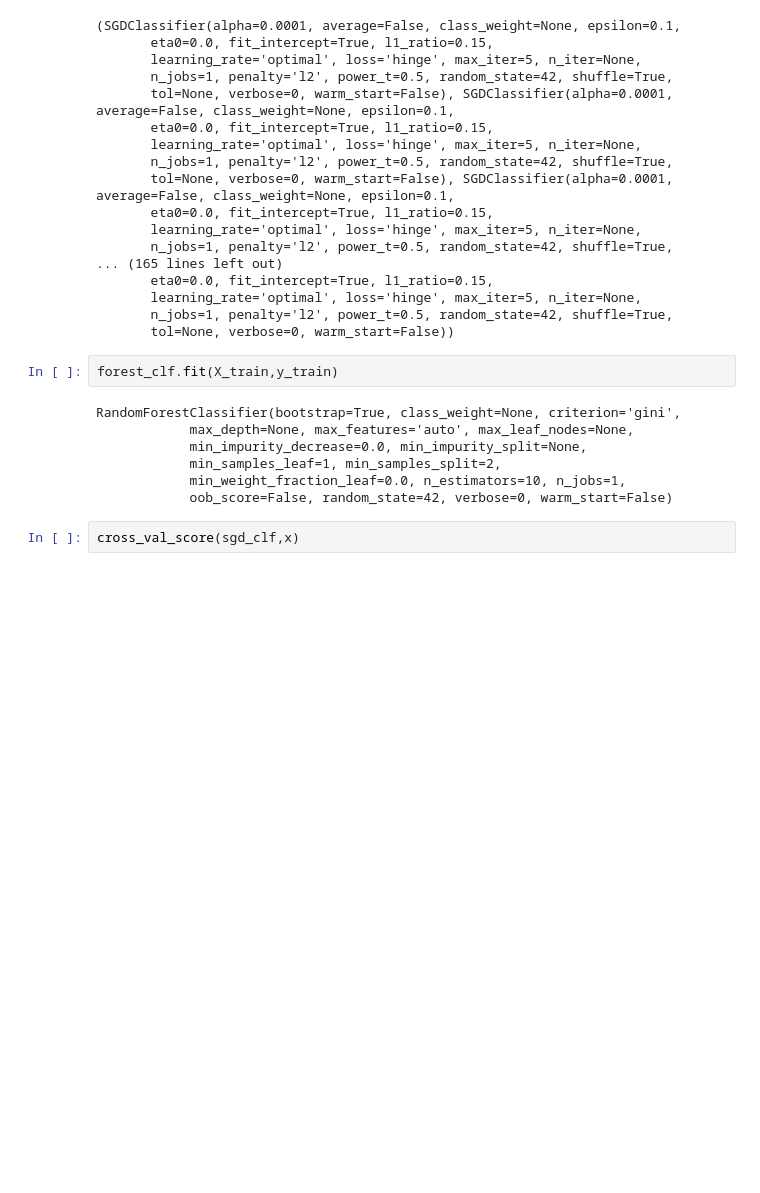
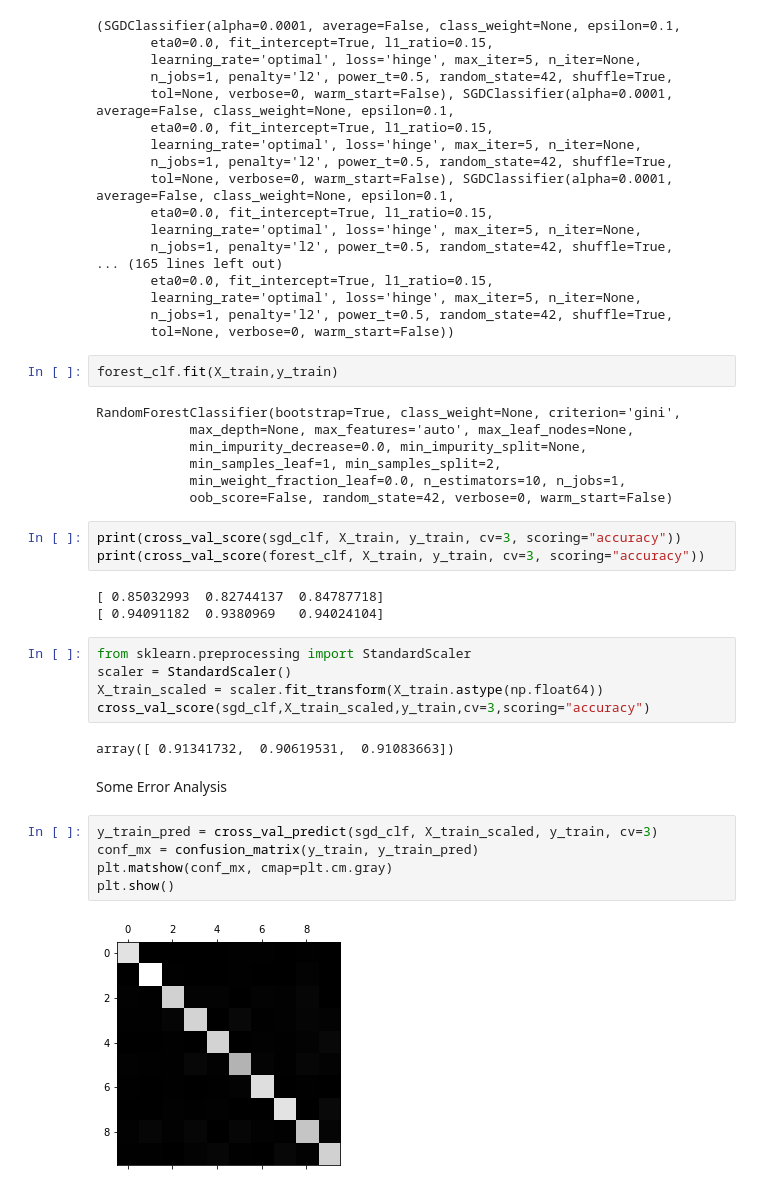
Before and after one commit to awcooper/data_science_sandbox, a Jupyter notebook: MNIST/sklearn_mnist_implementation.ipynb, the cells around one changed output. Saved outputs shown, nothing was run; the diff lists cells and outputs as text; blank space fills up the shorter version.

Commit message:
added error validation

```diff
--- a/MNIST/sklearn_mnist_implementation.ipynb
+++ b/MNIST/sklearn_mnist_implementation.ipynb
@@ -179,5 +179,25 @@ RandomForestClassifier(bootstrap=True, class_weight=None, criterion='gini',
             min_samples_leaf=1, min_samples_split=2,
             min_weight_fraction_leaf=0.0, n_estimators=10, n_jobs=1,
             oob_score=False, random_state=42, verbose=0, warm_start=False)
-# %%
-cross_val_score(sgd_clf,x)
+# %%
+print(cross_val_score(sgd_clf, X_train, y_train, cv=3, scoring="accuracy"))
+print(cross_val_score(forest_clf, X_train, y_train, cv=3, scoring="accuracy"))
+# %% [output]
+[ 0.85032993  0.82744137  0.84787718]
+[ 0.94091182  0.9380969   0.94024104]
+# %%
+from sklearn.preprocessing import StandardScaler
+scaler = StandardScaler()
+X_train_scaled = scaler.fit_transform(X_train.astype(np.float64))
+cross_val_score(sgd_clf,X_train_scaled,y_train,cv=3,scoring="accuracy")
+# %% [output]
+array([ 0.91341732,  0.90619531,  0.91083663])
+# %% [markdown]
+Some Error Analysis
+# %%
+y_train_pred = cross_val_predict(sgd_clf, X_train_scaled, y_train, cv=3)
+conf_mx = confusion_matrix(y_train, y_train_pred)
+plt.matshow(conf_mx, cmap=plt.cm.gray)
+plt.show()
+# %% [output]
+[figure, added]
```
Also changed, not shown: parts of 4 cells of this notebook.
